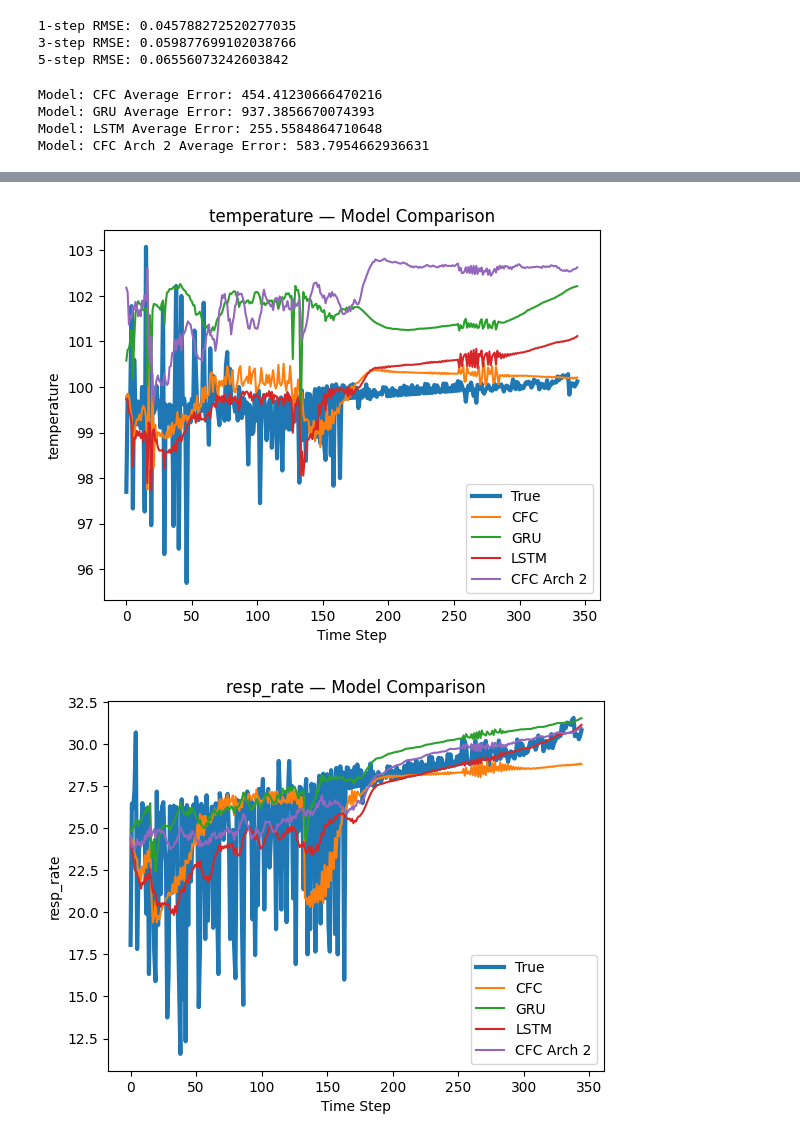
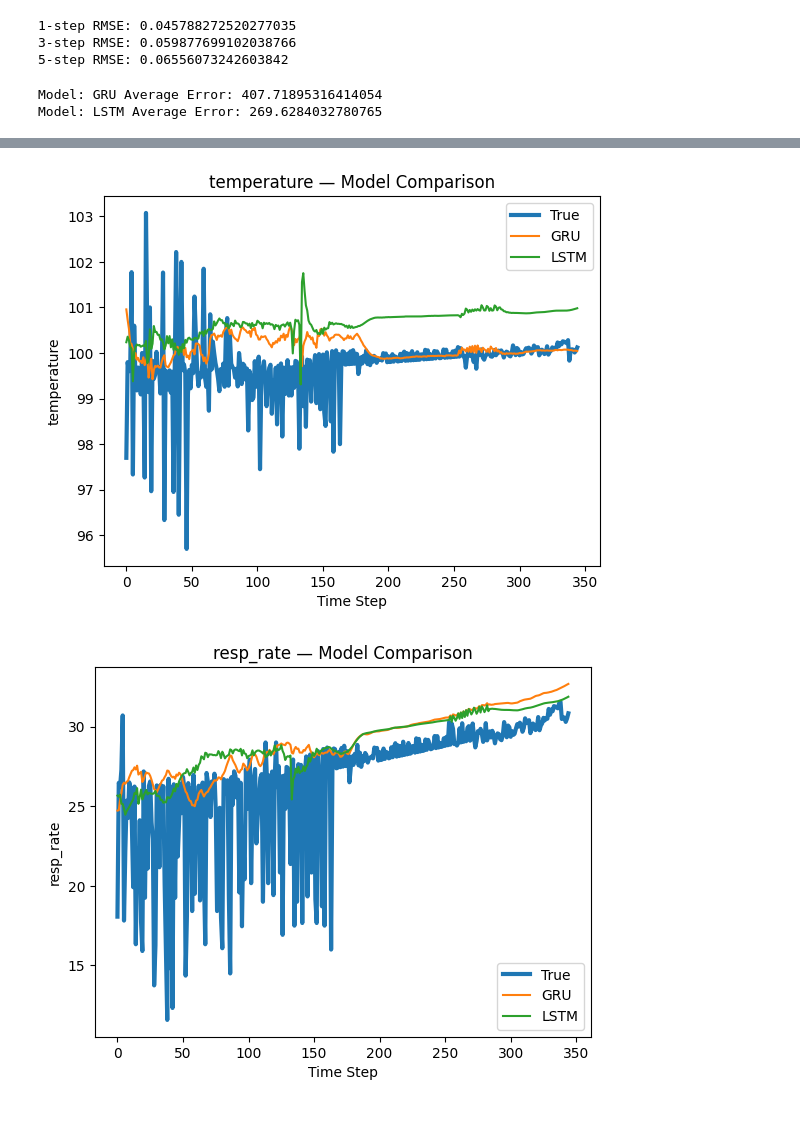
Before and after one commit to theophilus28/LNN-GRU-Comparative, a Jupyter notebook: lnn_setup.ipynb, the cells around one changed output, grey strips where cells are left out. Saved outputs shown, nothing was run; the diff lists cells and outputs as text; code cells hidden in the pictures.

Commit message:
playing around with batch sizes, learning rate, and hidden sizes

```diff
--- a/lnn_setup.ipynb
+++ b/lnn_setup.ipynb
@@ -982,7 +980,7 @@ def collate_fn(batch):
 # GRU model setup
 
 class GRUModel(nn.Module):
-    def __init__(self, state_dim=18, action_dim=3, hidden=128, layers=2):
+    def __init__(self, state_dim=18, action_dim=3, hidden=256, layers=2):
         super(GRUModel, self).__init__()
         self.gru = nn.GRU(state_dim + action_dim, hidden, layers, batch_first=True)
         self.out = nn.Linear(hidden, state_dim)
@@ -995,7 +993,7 @@ class GRUModel(nn.Module):
 # 19 LSTM model setup
 
 class LSTMModel(nn.Module):
-    def __init__(self, state_dim=18, action_dim=3, hidden=128, layers=2):
+    def __init__(self, state_dim=18, action_dim=3, hidden=256, layers=2):
         super(LSTMModel, self).__init__()
         self.lstm = nn.LSTM(state_dim + action_dim, hidden, layers, batch_first=True)
         self.out = nn.Linear(hidden, state_dim)
@@ -1964,7 +2130,7 @@ def rollout_model(model, df, feature_cols, action_cols,
     with torch.no_grad():
         unsqueezed = False
         for t in range(int(len(s_true)/2), len(s_true)):
-            if model_type != "GRU" and model_type != "LSTM":
+            '''if model_type != "GRU" and model_type != "LSTM":
                 if unsqueezed:
                     cur = cur.squeeze(0)
                 x = torch.cat([cur, act], dim=-1)
@@ -1972,8 +2138,8 @@ def rollout_model(model, df, feature_cols, action_cols,
                 unsqueezed = True
                 pred = model(x)
                 pred = pred.squeeze(0)
-            else:
-                pred = model(cur, act)
+            else:'''
+            pred = model(cur, act)
             preds.append(pred[-1].squeeze(0).cpu().numpy())
             act = torch.cat((act[1:], a[t].unsqueeze(0)), dim=0)
             #cur = torch.cat((cur, pred.unsqueeze(0)), dim=0)
@@ -2103,21 +2269,35 @@ def subjects_to_icu_ids(full_df, subject_ids):
 # prediction and plot run
 
 gru_model = GRUModel()
+gru_model_original = GRUModel()
 lstm_model = LSTMModel()
+lstm_model_original = LSTMModel()
 cfc_model = CfCNetwork()
 cfc_arch2_model = CfCNetwork2()
+cfc_model_3 = CfCNetwork(dt=3.0)
+cfc_model_02 = CfCNetwork(dt=0.2)
+cfc_arch3_model = CfCNetwork3()
 #ltc_model = LTCNetwork(input_size=21, hidden_size=128, output_size=18,
 #                   num_layers=2, solver='euler', ode_unfolds=6)
 gru_model.load_state_dict(torch.load("best_gru.pt"))
+#gru_model_original.load_state_dict(torch.load("best_gru_original.pt"))
 lstm_model.load_state_dict(torch.load("best_lstm.pt"))
+#lstm_model_original.load_state_dict(torch.load("best_lstm_original.pt"))
 cfc_model.load_state_dict(torch.load("best_cfc.pt"))
 cfc_arch2_model.load_state_dict(torch.load("best_cfc_arch2.pt"))
+cfc_model_3.load_state_dict(torch.load("best_cfc_dt3.pt"))
+cfc_model_02.load_state_dict(torch.load("best_cfc_dt02.pt"))
 #ltc_model.load_state_dict(torch.load("best_ltc.pt"))
 models = {
-    "CFC": cfc_model,
+    #"CFC": cfc_model,
     "GRU": gru_model,
     "LSTM": lstm_model,
-    "CFC Arch 2": cfc_arch2_model
+    #"GRU Original": gru_model_original,
+    #"LSTM Original": lstm_model_original,
+    #"CFC Arch 2": cfc_arch2_model,
+    #"CFC dt=3.0": cfc_model_3,
+    #"CFC dt=0.2": cfc_model_02,
+    #"CFC Arch 3": cfc_arch3_model
 }
 
 features_to_plot = ["heart_rate", "spo2", "dbp", "temperature", "resp_rate", "creatinine",  "platelets"]
@@ -2142,7 +2322,5 @@ compare_models(
     device="cuda"
 )
 # %% [output]
-Model: CFC Average Error: 454.41230666470216
-Model: GRU Average Error: 937.3856670074393
-Model: LSTM Average Error: 255.5584864710648
-Model: CFC Arch 2 Average Error: 583.7954662936631
+Model: GRU Average Error: 407.71895316414054
+Model: LSTM Average Error: 269.6284032780765
@@ -2152,2 +2330,2 @@ Model: CFC Arch 2 Average Error: 583.7954662936631
-[figure, old version]
+[figure, new version]
-[figure, old version]
+[figure, new version]
```
Also changed, not shown: parts of 13 cells of this notebook.
